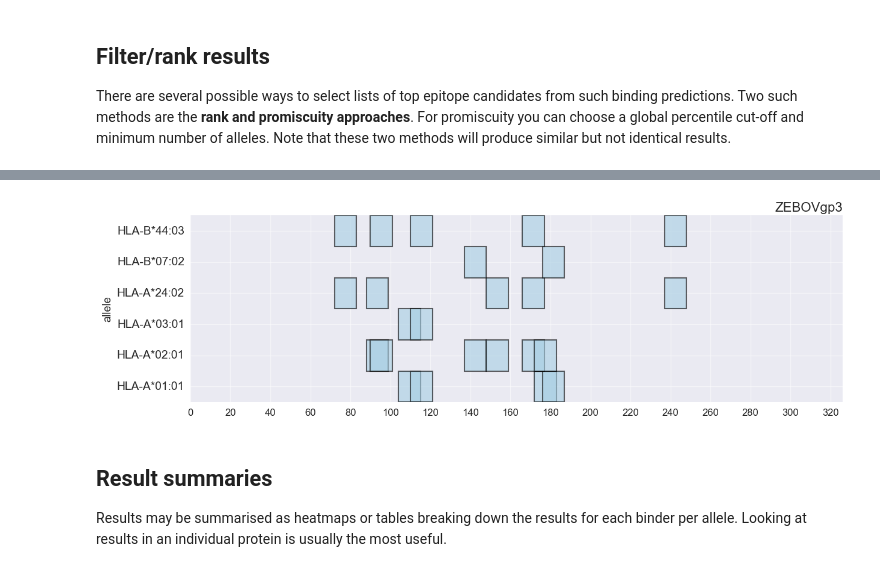
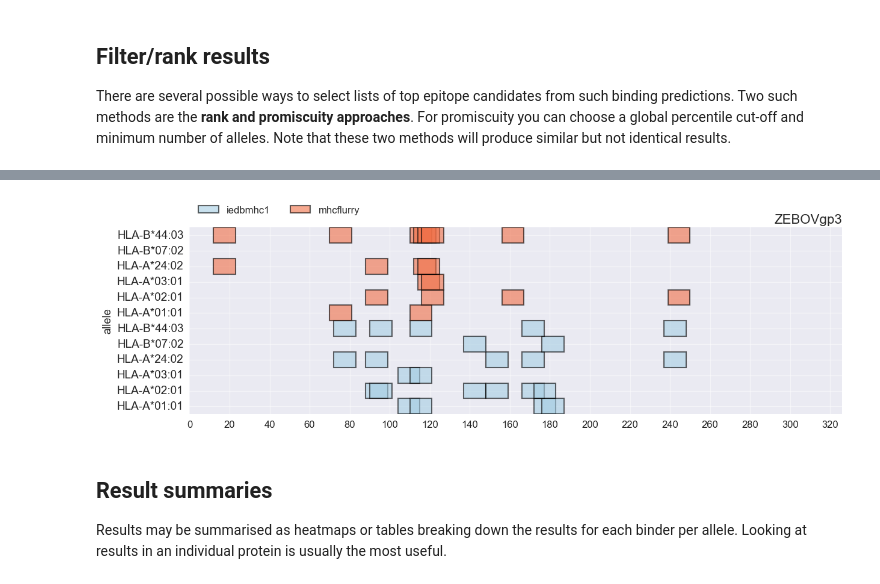
Before and after one commit to dmnfarrell/epitopepredict, a Jupyter notebook: examples/basics.ipynb, the cells around one changed output, grey strips where cells are left out. Drawn from its saved outputs; the diff is of its cells as text; code cells hidden in the pictures.

```diff
--- a/examples/basics.ipynb
+++ b/examples/basics.ipynb
@@ -161,7 +174,8 @@ See the caveats in the documentation: http://pandas.pydata.org/pandas-docs/stabl
 # %%
-ax = ep.plotting.plot_tracks([Pi], name, cutoff=5, n=2, figsize=(14,4))
+#here we pass both predictors to the method
+ax = ep.plotting.plot_tracks([Pi,Pf], name, cutoff=5, n=2, figsize=(14,4), legend=True)
 # %% [output]
-[figure, old version]
+[figure, new version]
 # %% [markdown]
 ## Result summaries
 Results may be summarised as heatmaps or tables breaking down the results for each binder per allele. Looking at results in an individual protein is usually the most useful.
```
Also changed, not shown: parts of 8 cells of this notebook.
